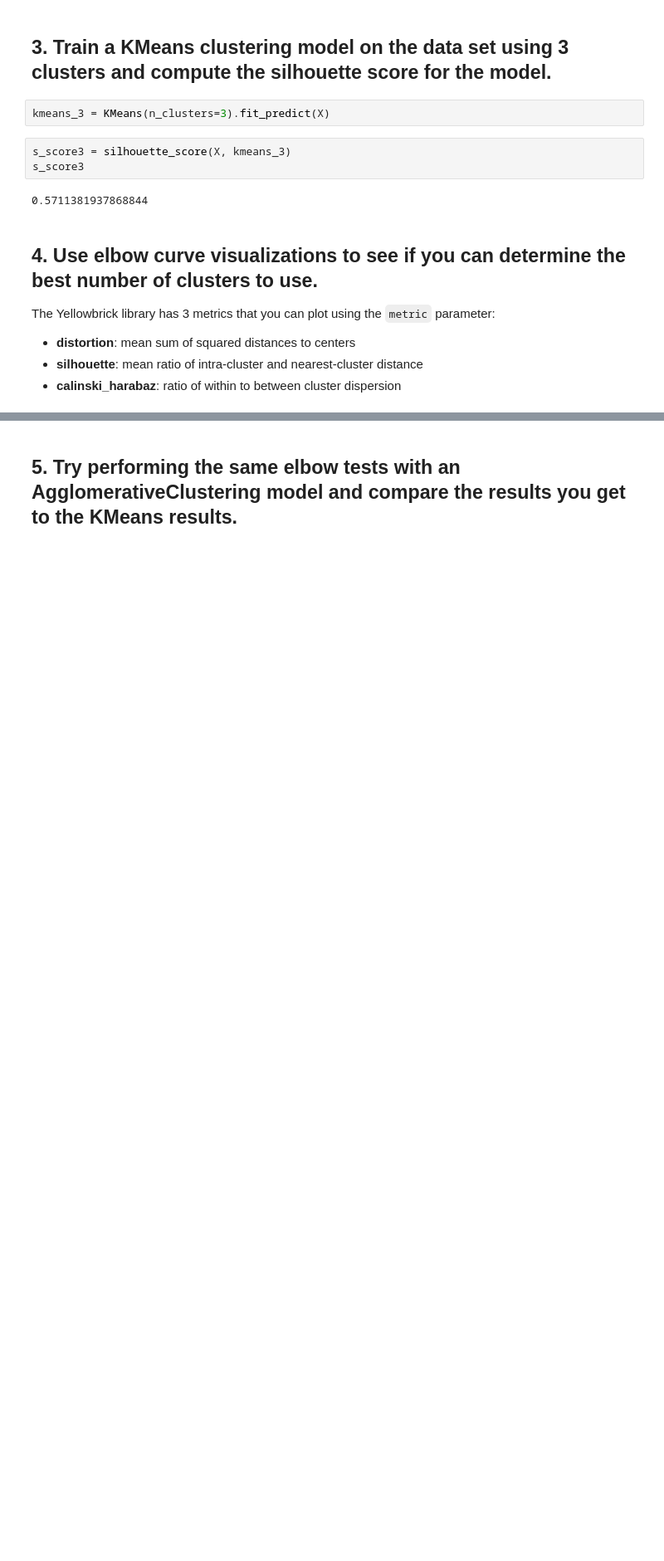
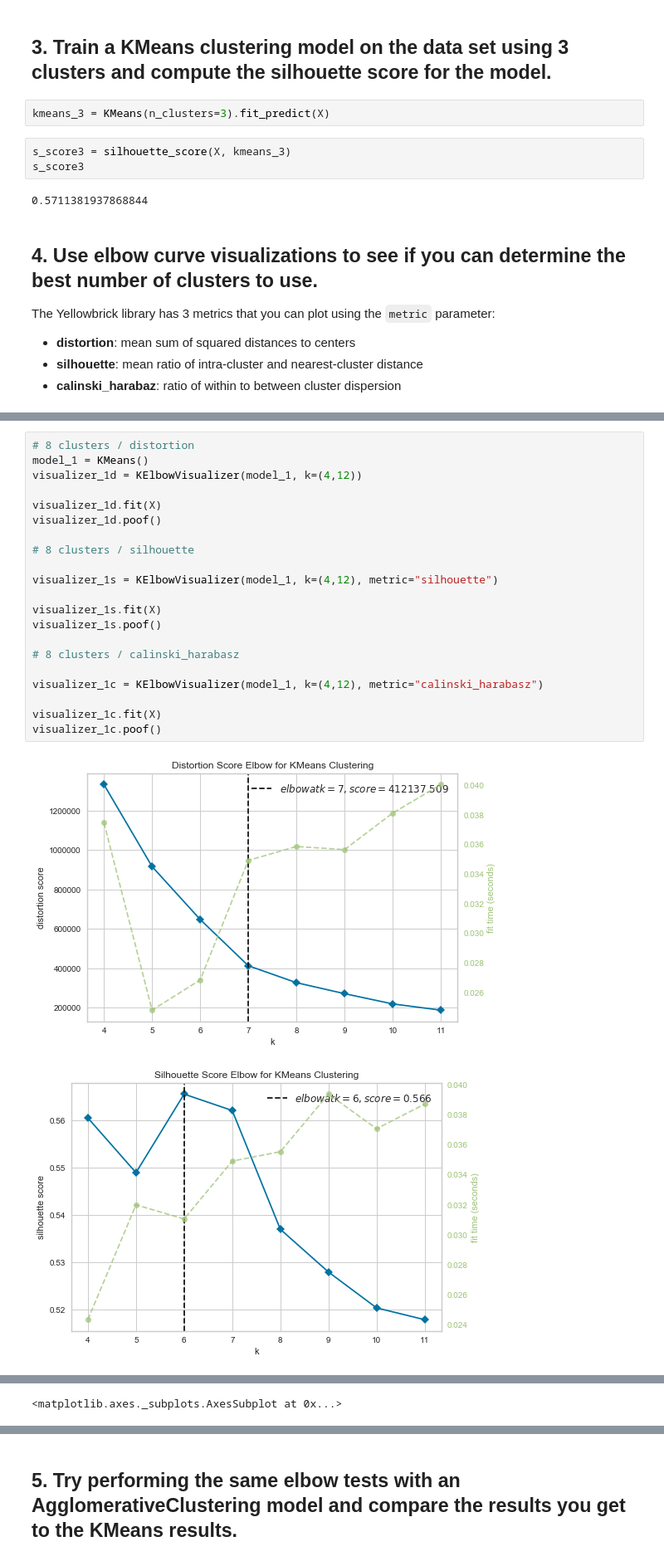
Before and after one commit to ironhack-datalabs/datamad0819, a Jupyter notebook: module-3/lab-unsupervised-learning-evaluation/your-code/main.ipynb, the cells around one changed output, grey strips where cells are left out. Shown at 83% size. Saved outputs shown, nothing was run; the diff lists cells and outputs as text; blank space fills up the shorter version.

```diff
--- a/module-3/lab-unsupervised-learning-evaluation/your-code/main.ipynb
+++ b/module-3/lab-unsupervised-learning-evaluation/your-code/main.ipynb
@@ -90,0 +89,24 @@ ModuleNotFoundError: No module named 'yellowbrick'
+# %%
+# 8 clusters / distortion
+model_1 = KMeans()
+visualizer_1d = KElbowVisualizer(model_1, k=(4,12))
+
+visualizer_1d.fit(X)
+visualizer_1d.poof()
+
+# 8 clusters / silhouette
+
+visualizer_1s = KElbowVisualizer(model_1, k=(4,12), metric="silhouette")
+
+visualizer_1s.fit(X)
+visualizer_1s.poof()
+
+# 8 clusters / calinski_harabasz
+
+visualizer_1c = KElbowVisualizer(model_1, k=(4,12), metric="calinski_harabasz")
+
+visualizer_1c.fit(X)
+visualizer_1c.poof()
+# %% [output]
+[figure, added]
+[figure, added]
@@ -90,0 +114 @@ ModuleNotFoundError: No module named 'yellowbrick'
+<matplotlib.axes._subplots.AxesSubplot at 0x...>
```
Also changed, not shown: parts of 21 cells of this notebook.
